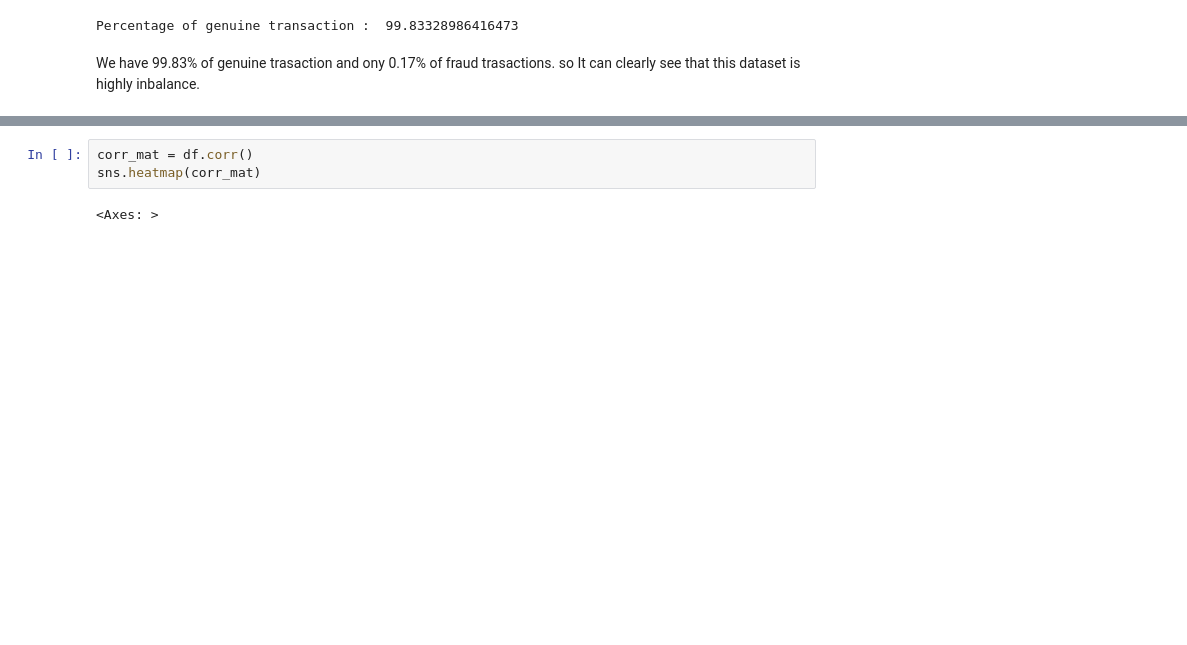
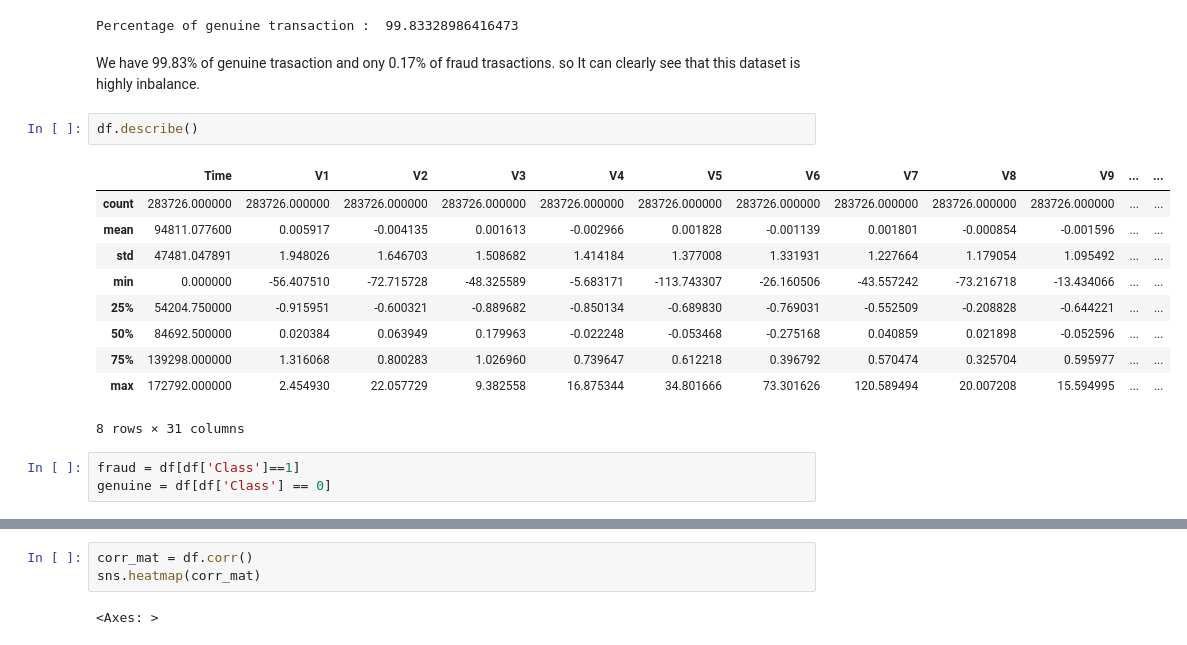
Before and after one commit to s17465ravindu/Dynamic-fraud-detection-in-streaming-financial-data, a Jupyter notebook: Src/EDA.ipynb, the cells around one changed output, grey strips where cells are left out. Cells and saved outputs as stored; diff of their text form; blank space fills up the shorter version.

```diff
--- a/Src/EDA.ipynb
+++ b/Src/EDA.ipynb
@@ -122,3 +122,19 @@ print('Percentage of genuine transaction : ',percentage_genuine)
 Percentage of genuine transaction :  99.83328986416473
 # %% [markdown]
 We have 99.83% of genuine trasaction and ony 0.17% of fraud trasactions. so It can clearly see that this dataset is highly inbalance.
+# %%
+df.describe()
+# %% [output]
+|  | Time | V1 | V2 | V3 | V4 | V5 | V6 | V7 | V8 | V9 | ... | ... |
+| count | 283726.000000 | 283726.000000 | 283726.000000 | 283726.000000 | 283726.000000 | 283726.000000 | 283726.000000 | 283726.000000 | 283726.000000 | 283726.000000 | ... | ... |
+| mean | 94811.077600 | 0.005917 | -0.004135 | 0.001613 | -0.002966 | 0.001828 | -0.001139 | 0.001801 | -0.000854 | -0.001596 | ... | ... |
+| std | 47481.047891 | 1.948026 | 1.646703 | 1.508682 | 1.414184 | 1.377008 | 1.331931 | 1.227664 | 1.179054 | 1.095492 | ... | ... |
+| min | 0.000000 | -56.407510 | -72.715728 | -48.325589 | -5.683171 | -113.743307 | -26.160506 | -43.557242 | -73.216718 | -13.434066 | ... | ... |
+| 25% | 54204.750000 | -0.915951 | -0.600321 | -0.889682 | -0.850134 | -0.689830 | -0.769031 | -0.552509 | -0.208828 | -0.644221 | ... | ... |
+| 50% | 84692.500000 | 0.020384 | 0.063949 | 0.179963 | -0.022248 | -0.053468 | -0.275168 | 0.040859 | 0.021898 | -0.052596 | ... | ... |
+| 75% | 139298.000000 | 1.316068 | 0.800283 | 1.026960 | 0.739647 | 0.612218 | 0.396792 | 0.570474 | 0.325704 | 0.595977 | ... | ... |
+| max | 172792.000000 | 2.454930 | 22.057729 | 9.382558 | 16.875344 | 34.801666 | 73.301626 | 120.589494 | 20.007208 | 15.594995 | ... | ... |
+8 rows × 31 columns
+# %%
+fraud = df[df['Class']==1]
+genuine = df[df['Class'] == 0]
```
Also changed, not shown: parts of 6 cells of this notebook.
